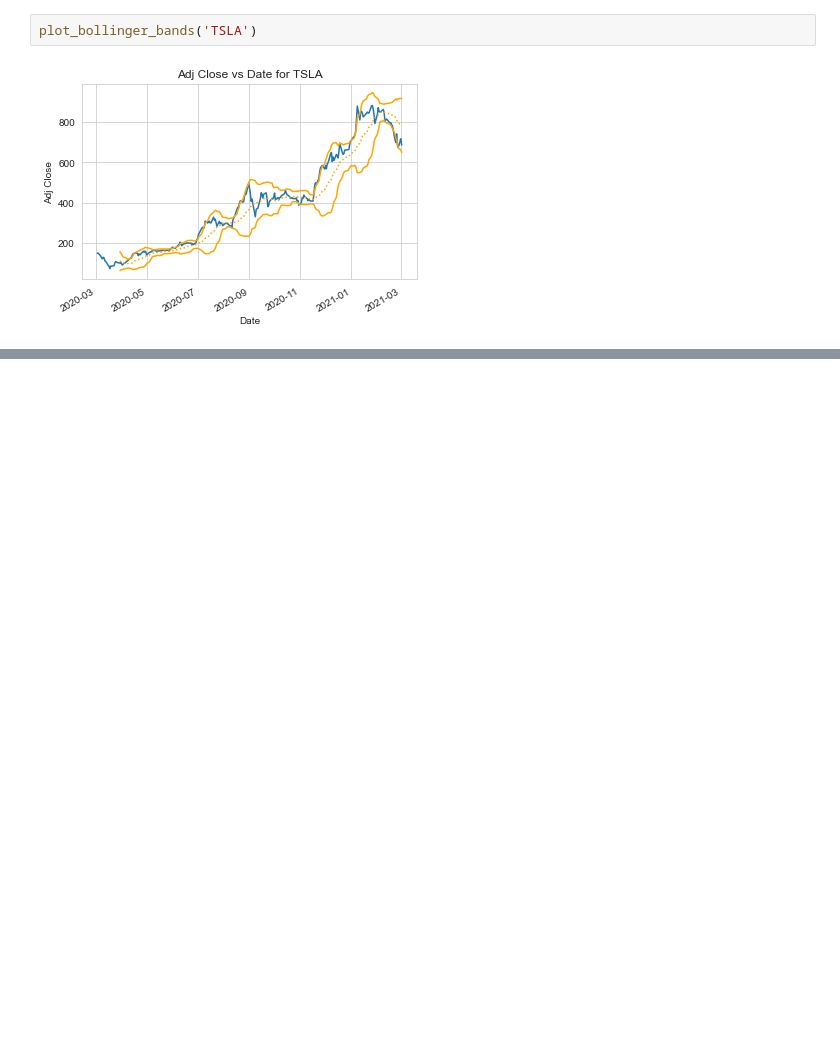
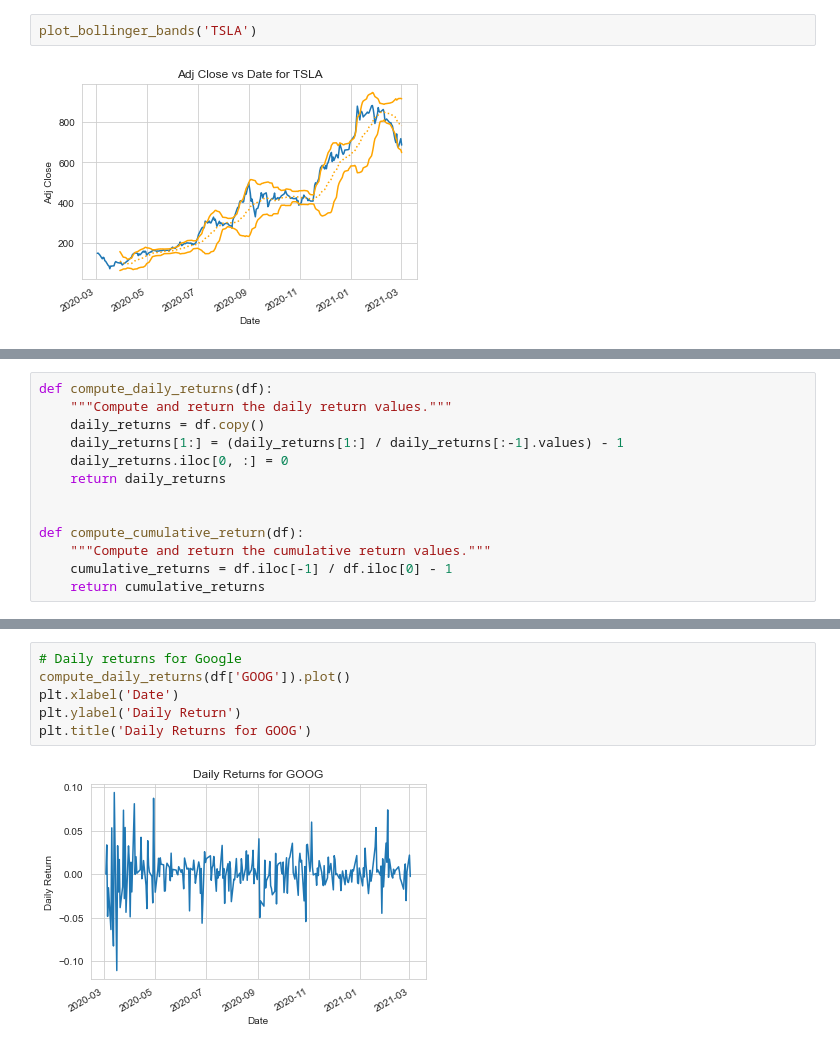
Before and after one commit to joshua-furtado/machine_learning_for_trading, a Jupyter notebook: notebooks/manipulating_financial_data.ipynb, the cells around one changed output, grey strips where cells are left out. Saved outputs shown, nothing was run; the diff lists cells and outputs as text; blank space fills up the shorter version.

Commit message:
Compute daily and cumulative returns

```diff
--- a/notebooks/manipulating_financial_data.ipynb
+++ b/notebooks/manipulating_financial_data.ipynb
@@ -220,0 +224,13 @@ plot_bollinger_bands('TSLA')
+# %%
+def compute_daily_returns(df):
+    """Compute and return the daily return values."""
+    daily_returns = df.copy()
+    daily_returns[1:] = (daily_returns[1:] / daily_returns[:-1].values) - 1
+    daily_returns.iloc[0, :] = 0
+    return daily_returns
+
+
+def compute_cumulative_return(df):
+    """Compute and return the cumulative return values."""
+    cumulative_returns = df.iloc[-1] / df.iloc[0] - 1
+    return cumulative_returns
@@ -220,0 +247,8 @@ plot_bollinger_bands('TSLA')
+# %%
+# Daily returns for Google
+compute_daily_returns(df['GOOG']).plot()
+plt.xlabel('Date')
+plt.ylabel('Daily Return')
+plt.title('Daily Returns for GOOG')
+# %% [output]
+[figure, added]
```
Also changed, not shown: parts of 4 cells of this notebook.
